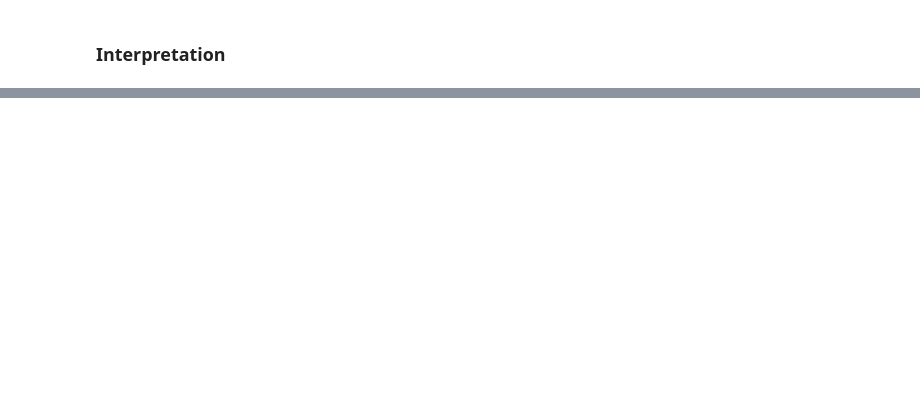
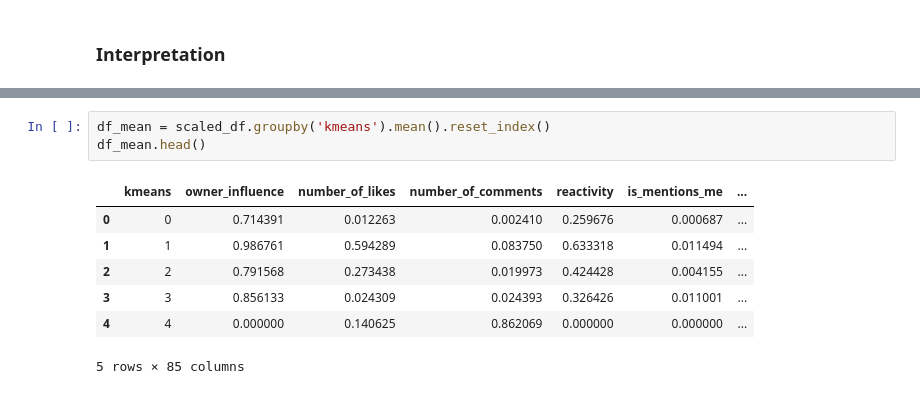
Before and after one commit to dmkirichen/unsup-news-relevancy, a Jupyter notebook: unsupervised_1hot.ipynb, the cells around one changed output, grey strips where cells are left out. Saved outputs shown, nothing was run; the diff lists cells and outputs as text; blank space fills up the shorter version.

```diff
--- a/unsupervised_1hot.ipynb
+++ b/unsupervised_1hot.ipynb
@@ -366,0 +404,11 @@ plot_animation(tsne_3d_df, 'labels', 'kmeans')
+# %%
+df_mean = scaled_df.groupby('kmeans').mean().reset_index()
+df_mean.head()
+# %% [output]
+|  | kmeans | owner_influence | number_of_likes | number_of_comments | reactivity | is_mentions_me | ... |
+| 0 | 0 | 0.714391 | 0.012263 | 0.002410 | 0.259676 | 0.000687 | ... |
+| 1 | 1 | 0.986761 | 0.594289 | 0.083750 | 0.633318 | 0.011494 | ... |
+| 2 | 2 | 0.791568 | 0.273438 | 0.019973 | 0.424428 | 0.004155 | ... |
+| 3 | 3 | 0.856133 | 0.024309 | 0.024393 | 0.326426 | 0.011001 | ... |
+| 4 | 4 | 0.000000 | 0.140625 | 0.862069 | 0.000000 | 0.000000 | ... |
+5 rows × 85 columns
```
Also changed, not shown: parts of 11 cells of this notebook, 2 other files.
